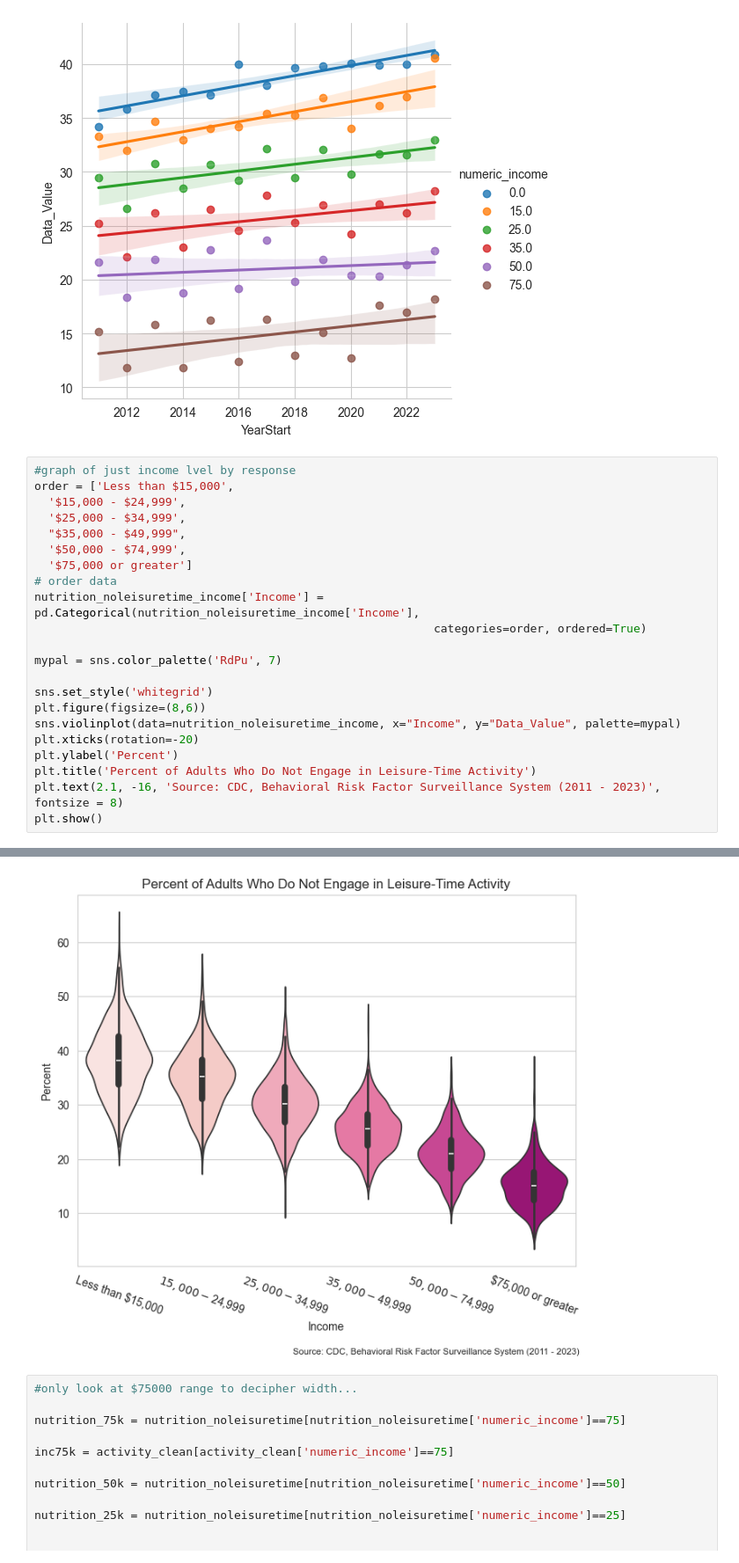
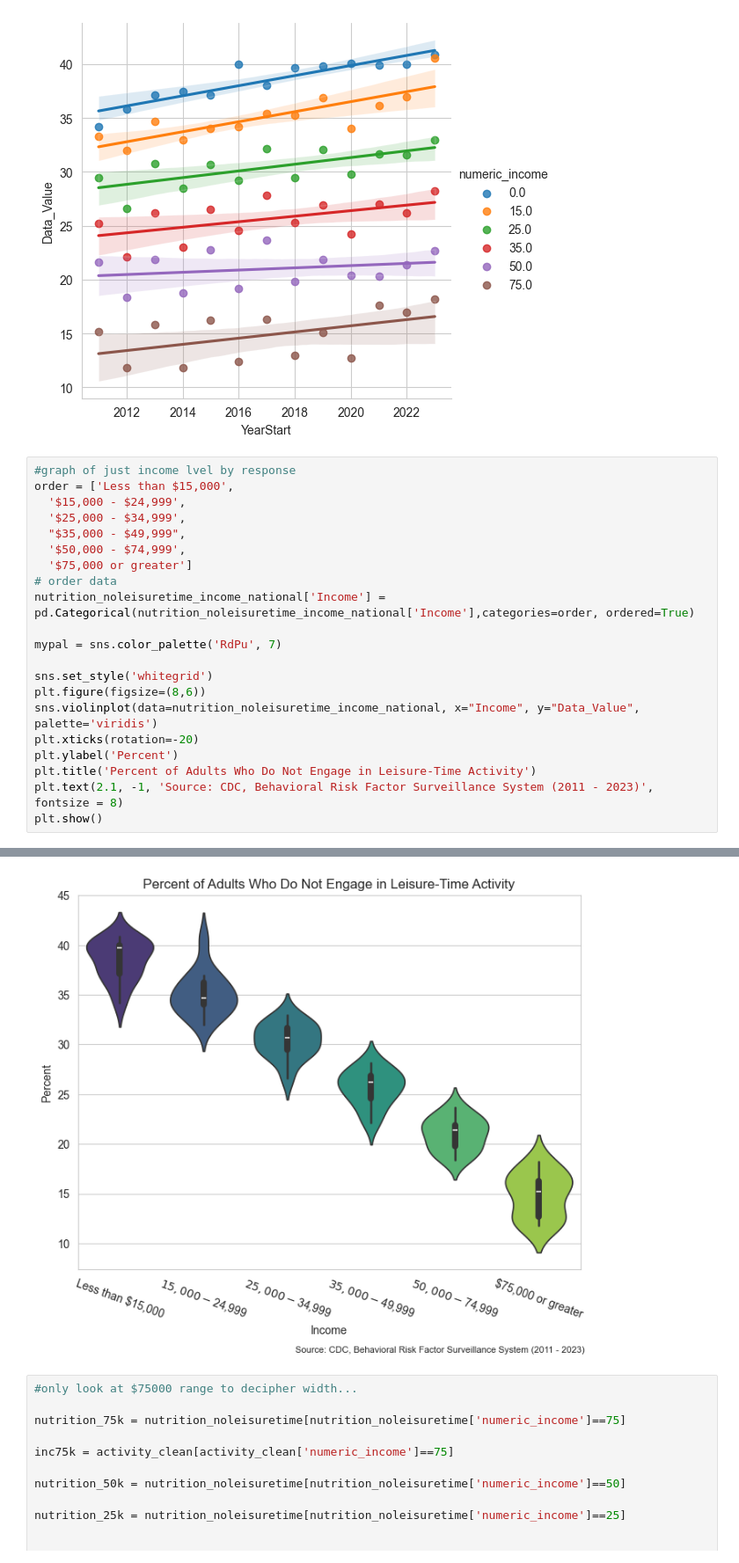
Before and after one commit to INFO-511-F24/final-project-TheOutliers, a Jupyter notebook: Code-Notebooks/Workspace_VSJ.ipynb, the cells around one changed output, grey strips where cells are left out. Shown at 88% size. Drawn from its saved outputs; the diff is of its cells as text.

```diff
--- a/Code-Notebooks/Workspace_VSJ.ipynb
+++ b/Code-Notebooks/Workspace_VSJ.ipynb
@@ -219,18 +219,17 @@ order = ['Less than $15,000',
   '$50,000 - $74,999',
   '$75,000 or greater']
 # order data
-nutrition_noleisuretime_income['Income'] = pd.Categorical(nutrition_noleisuretime_income['Income'],
-                                                          categories=order, ordered=True)
+nutrition_noleisuretime_income_national['Income'] = pd.Categorical(nutrition_noleisuretime_income_national['Income'],categories=order, ordered=True)
 
 mypal = sns.color_palette('RdPu', 7)
 
 sns.set_style('whitegrid')
 plt.figure(figsize=(8,6))
-sns.violinplot(data=nutrition_noleisuretime_income, x="Income", y="Data_Value", palette=mypal)
+sns.violinplot(data=nutrition_noleisuretime_income_national, x="Income", y="Data_Value", palette='viridis')
 plt.xticks(rotation=-20)
 plt.ylabel('Percent')
 plt.title('Percent of Adults Who Do Not Engage in Leisure-Time Activity')
-plt.text(2.1, -16, 'Source: CDC, Behavioral Risk Factor Surveillance System (2011 - 2023)', fontsize = 8)
+plt.text(2.1, -1, 'Source: CDC, Behavioral Risk Factor Surveillance System (2011 - 2023)', fontsize = 8)
 plt.show()
 # %% [output]
 A value is trying to be set on a copy of a slice from a DataFrame.
@@ -245,4 +244,4 @@ Passing `palette` without assigning `hue` is deprecated and will be removed in v
-[figure, old version]
+[figure, new version]
 # %%
 #only look at $75000 range to decipher width...
 
```
Also changed, not shown: parts of 3 cells of this notebook, 1 other file.
